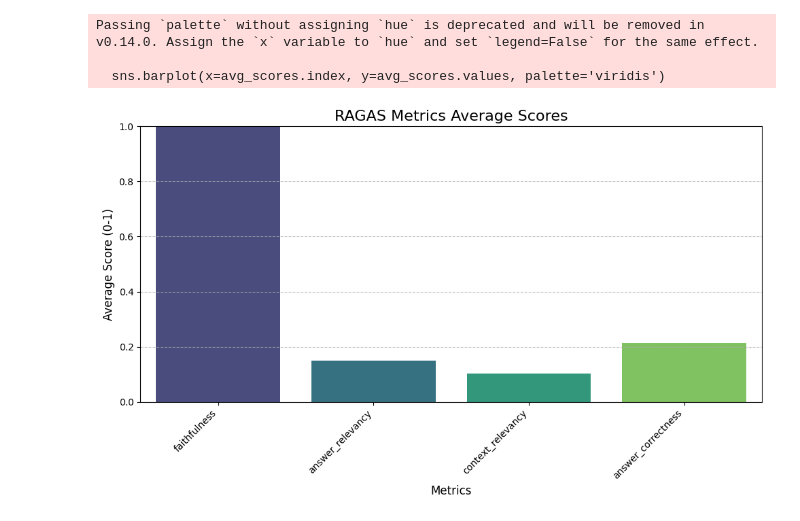
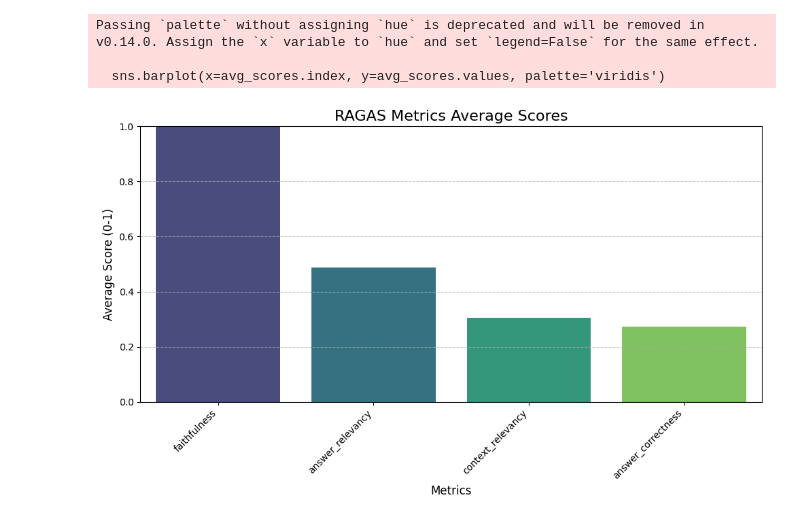
Before and after one commit to SKNETWORKS-FAMILY-AICAMP/SKN13-4th-4Team, a Jupyter notebook: 산출물/ragas_test.ipynb, the cells around one changed output. Cells and saved outputs as stored; diff of their text form; code cells hidden in the pictures.

```diff
--- a/산출물/ragas_test.ipynb
+++ b/산출물/ragas_test.ipynb
@@ -65,7 +65,9 @@ except Exception as e:
 
 
 # 관련 문서 최대 3개 검색하는 retriever 생성
-retriever = vectordb.as_retriever(search_kwargs={"k": 3})
+# k 값을 변경하며 테스트할 수 있습니다. (예: k=5, k=6, k=8)
+# k가 커질수록 faithfulness가 nan이 되는 현상이 나타날 수 있습니다.
+retriever = vectordb.as_retriever(search_kwargs={"k": 3}) # 테스트할 k 값으로 변경하세요.
 
 # --- Tool 생성 (선택 사항, RAG 에이전트에서 사용) ---
 q_a_tool = create_retriever_tool(
@@ -134,16 +136,84 @@ print("\n--- RAGAS 평가 데이터셋 준비 중 ---")
 # 'ground_truth_answer'는 매우 중요하며, LLM이 생성한 답변과 별개로 사람이 작성한 '참고 답변'입니다.
 eval_examples = [
     {
-        "question": "재활 운동이 무릎 통증에 어떤 영향을 미치나요?",
+        "question": "재활 운동이 무릎 통증에 어떤 영향을 미치나요? 관련 데이터의 검색 결과를 바탕으로 답변해주세요.",
         "ground_truth_answer": "재활 운동은 무릎 통증 감소, 관절 기능 향상, 근력 강화 및 안정성 증대에 긍정적인 영향을 미칩니다. 이는 통증의 원인이 되는 염증을 줄이고, 약해진 근육을 강화하여 무릎 관절에 가해지는 부담을 경감시키기 때문입니다."
     },
     {
-        "question": "필라테스의 주요 효과는 무엇인가요?",
+        "question": "필라테스의 주요 효과는 무엇인가요? 관련 데이터의 검색 결과를 바탕으로 답변해주세요.",
         "ground_truth_answer": "필라테스는 코어 근육 강화, 자세 교정, 유연성 및 균형 감각 향상, 스트레스 감소, 신체 인지 능력 증진 등의 효과가 있습니다. 특히 복부, 등, 엉덩이 근육을 중심으로 전신 근육을 강화하여 신체 정렬을 돕습니다."
     },
     {
-        "question": "생체역학 연구의 최신 동향은 무엇인가요?",
+        "question": "생체역학 연구의 최신 동향은 무엇인가요? 관련 데이터의 검색 결과를 바탕으로 답변해주세요.",
         "ground_truth_answer": "생체역학 연구는 웨어러블 센서, AI 기반 동작 분석, 3D 프린팅을 활용한 맞춤형 보조기구 개발, 가상 현실(VR) 및 증강 현실(AR)을 이용한 재활 훈련 등 다양한 최신 동향을 보이고 있습니다. 이는 데이터 기반의 정밀한 인체 움직임 분석과 개인 맞춤형 치료법 개발에 기여합니다."
+    },
+    {
+        "question": "허리 통증 완화에 좋은 스트레칭은 무엇인가요? 관련 데이터의 검색 결과를 바탕으로 답변해주세요.",
+        "ground_truth_answer": "허리 통증 완화에는 고양이-낙타 자세, 무릎 가슴 당기기, 햄스트링 스트레칭, 이상근 스트레칭 등이 효과적입니다. 이러한 스트레칭은 허리 주변 근육의 유연성을 높이고 긴장을 완화하는 데 도움을 줍니다."
+    },
+    {
+        "question": "스포츠 재활에서 심리적 요인의 중요성은? 관련 데이터의 검색 결과를 바탕으로 답변해주세요.",
+        "ground_truth_answer": "스포츠 재활에서 심리적 요인은 매우 중요합니다. 부상으로 인한 불안감, 우울감, 복귀에 대한 두려움 등은 재활 과정을 지연시키고 운동 수행 능력을 저하시킬 수 있습니다. 긍정적인 심리 상태는 회복 속도를 높이고 재부상 위험을 줄이는 데 기여합니다."
+    },
+    {
+        "question": "어깨 회전근개 파열의 비수술적 치료 방법은? 관련 데이터의 검색 결과를 바탕으로 답변해주세요.",
+        "ground_truth_answer": "어깨 회전근개 파열의 비수술적 치료 방법으로는 물리치료, 주사 요법(스테로이드, 프롤로), 약물 치료, 체외충격파 치료 등이 있습니다. 이는 통증 완화와 기능 회복을 목표로 합니다."
+    },
+    {
+        "question": "만성 요통 환자를 위한 운동 프로그램은 어떻게 구성해야 하나요? 관련 데이터의 검색 결과를 바탕으로 답변해주세요.",
+        "ground_truth_answer": "만성 요통 환자를 위한 운동 프로그램은 코어 안정화 운동, 유연성 운동, 근력 강화 운동, 유산소 운동을 포함해야 합니다. 점진적으로 강도를 높이고, 통증이 없는 범위 내에서 꾸준히 수행하는 것이 중요합니다."
+    },
+    {
+        "question": "관절염 환자를 위한 수중 운동의 장점은 무엇인가요? 관련 데이터의 검색 결과를 바탕으로 답변해주세요.",
+        "ground_truth_answer": "관절염 환자를 위한 수중 운동은 물의 부력으로 관절에 가해지는 부담을 줄여 통증 없이 운동할 수 있게 합니다. 또한, 수압은 부종 감소에 도움을 주고, 물의 저항은 근력 강화에 효과적입니다."
+    },
+    {
+        "question": "뇌졸중 후 재활 치료의 초기 단계에서 중요한 것은? 관련 데이터의 검색 결과를 바탕으로 답변해주세요.",
+        "ground_truth_answer": "뇌졸중 후 재활 치료의 초기 단계에서는 조기 재활 시작, 침상 안정 최소화, 기본적인 움직임 회복(예: 자세 유지, 침대에서 일어나기), 합병증 예방(욕창, 폐렴)이 중요합니다."
+    },
+    {
+        "question": "척추측만증 교정 운동의 원리는 무엇인가요? 관련 데이터의 검색 결과를 바탕으로 답변해주세요.",
+        "ground_truth_answer": "척추측만증 교정 운동은 척추의 3차원적 변형을 인지하고, 비대칭적인 근육의 불균형을 개선하며, 척추의 정렬을 바르게 하는 것을 목표로 합니다. 슈로스 운동법 등이 대표적입니다."
+    },
+    {
+        "question": "골다공증 예방을 위한 운동 종류는? 관련 데이터의 검색 결과를 바탕으로 답변해주세요.",
+        "ground_truth_answer": "골다공증 예방을 위해서는 체중 부하 운동(걷기, 조깅, 계단 오르기)과 근력 강화 운동(덤벨, 밴드 이용)이 중요합니다. 이러한 운동은 뼈 밀도를 유지하고 강화하는 데 도움을 줍니다."
+    },
+    {
+        "question": "재활 로봇 기술의 발전이 환자에게 미치는 영향은? 관련 데이터의 검색 결과를 바탕으로 답변해주세요.",
+        "ground_truth_answer": "재활 로봇 기술은 반복적이고 정밀한 훈련을 가능하게 하여 환자의 운동 능력 회복을 돕고, 치료사의 부담을 줄여줍니다. 또한, 객관적인 데이터 기반의 평가와 맞춤형 재활 프로그램을 제공할 수 있습니다."
+    },
+    {
+        "question": "스포츠 손상 후 복귀 시 고려해야 할 사항은? 관련 데이터의 검색 결과를 바탕으로 답변해주세요.",
+        "ground_truth_answer": "스포츠 손상 후 복귀 시에는 충분한 재활 기간 확보, 점진적인 훈련 강도 증가, 재부상 위험 평가, 심리적 준비, 그리고 전문가의 지도 하에 복귀하는 것이 중요합니다."
+    },
+    {
+        "question": "파킨슨병 환자를 위한 재활 운동의 목표는? 관련 데이터의 검색 결과를 바탕으로 답변해주세요.",
+        "ground_truth_answer": "파킨슨병 환자를 위한 재활 운동의 목표는 균형 및 보행 능력 향상, 근력 및 유연성 유지, 자세 교정, 비운동 증상 완화(예: 우울감), 그리고 독립적인 일상생활 유지를 돕는 것입니다."
+    },
+    {
+        "question": "근막이완술이 통증 관리에 어떻게 사용되나요? 관련 데이터의 검색 결과를 바탕으로 답변해주세요.",
+        "ground_truth_answer": "근막이완술은 근육과 근막의 긴장을 풀어주고 유착된 부위를 이완시켜 통증을 감소시키고 움직임 범위를 개선하는 데 사용됩니다. 이는 도수 치료나 특정 도구를 이용해 수행됩니다."
+    },
+    {
+        "question": "고령층을 위한 낙상 예방 운동은 무엇인가요? 관련 데이터의 검색 결과를 바탕으로 답변해주세요.",
+        "ground_truth_answer": "고령층을 위한 낙상 예방 운동은 균형 운동(한 발 서기, 태극권), 근력 강화 운동(하체 근력), 유연성 운동, 그리고 보행 훈련 등을 포함합니다. 규칙적인 운동은 낙상 위험을 줄이는 데 효과적입니다."
+    },
+    {
+        "question": "척수 손상 환자의 재활에서 보조기구의 역할은? 관련 데이터의 검색 결과를 바탕으로 답변해주세요.",
+        "ground_truth_answer": "척수 손상 환자의 재활에서 보조기구는 이동성 향상(휠체어, 목발), 자세 유지, 기능적 독립성 증진, 그리고 합병증 예방(관절 구축)에 중요한 역할을 합니다. 맞춤형 보조기구는 삶의 질을 높이는 데 기여합니다."
+    },
+    {
+        "question": "만성 피로 증후군 환자를 위한 운동 가이드라인은? 관련 데이터의 검색 결과를 바탕으로 답변해주세요.",
+        "ground_truth_answer": "만성 피로 증후군 환자를 위한 운동은 저강도 유산소 운동(걷기, 수영), 유연성 운동, 그리고 점진적인 근력 강화 운동을 포함합니다. 피로를 유발하지 않는 범위 내에서 규칙적으로 수행하고, 과도한 활동은 피해야 합니다."
+    },
+    {
+        "question": "스포츠 재활에서 영양 섭취의 중요성은? 관련 데이터의 검색 결과를 바탕으로 답변해주세요.",
+        "ground_truth_answer": "스포츠 재활에서 영양 섭취는 근육 회복, 염증 감소, 에너지 공급, 면역력 강화 등 회복 과정 전반에 걸쳐 매우 중요합니다. 단백질, 탄수화물, 비타민, 미네랄의 균형 잡힌 섭취가 필요합니다."
+    },
+    {
+        "question": "어린이 비만 예방을 위한 활동적인 놀이의 중요성은? 관련 데이터의 검색 결과를 바탕으로 답변해주세요.",
+        "ground_truth_answer": "어린이 비만 예방을 위해서는 활동적인 놀이가 중요합니다. 이는 신체 활동량을 늘려 칼로리 소모를 촉진하고, 건강한 성장 발달을 도우며, 운동에 대한 긍정적인 태도를 형성하는 데 기여합니다. 야외 활동, 스포츠, 게임 등이 포함됩니다."
     }
 ]
 
@@ -263,14 +333,14 @@ ChromaDB 불러오기 성공.
 
 --- RAGAS 지표 설명 ---
 - Faithfulness (충실도): 생성된 답변이 검색된 문서에 얼마나 근거하는가? (환각 방지)
 - Answer Relevancy (답변 관련성): 생성된 답변이 원래 질문에 얼마나 관련성이 높은가?
 - Context Relevancy (문맥 관련성): 검색된 문서가 질문에 얼마나 관련성이 높은가?
 - Answer Correctness (답변 정확성): 생성된 답변이 'ground_truth_answer'에 얼마나 가까운가?
 
 각 지표는 0에서 1 사이의 값으로, 1에 가까울수록 좋습니다.
 
 --- RAGAS 평가 결과 시각화 ---
 Passing `palette` without assigning `hue` is deprecated and will be removed in v0.14.0. Assign the `x` variable to `hue` and set `legend=False` for the same effect.
 
   sns.barplot(x=avg_scores.index, y=avg_scores.values, palette='viridis')
-[figure, old version]
+[figure, new version]
```
Also changed, not shown: parts of 4 cells of this notebook.
